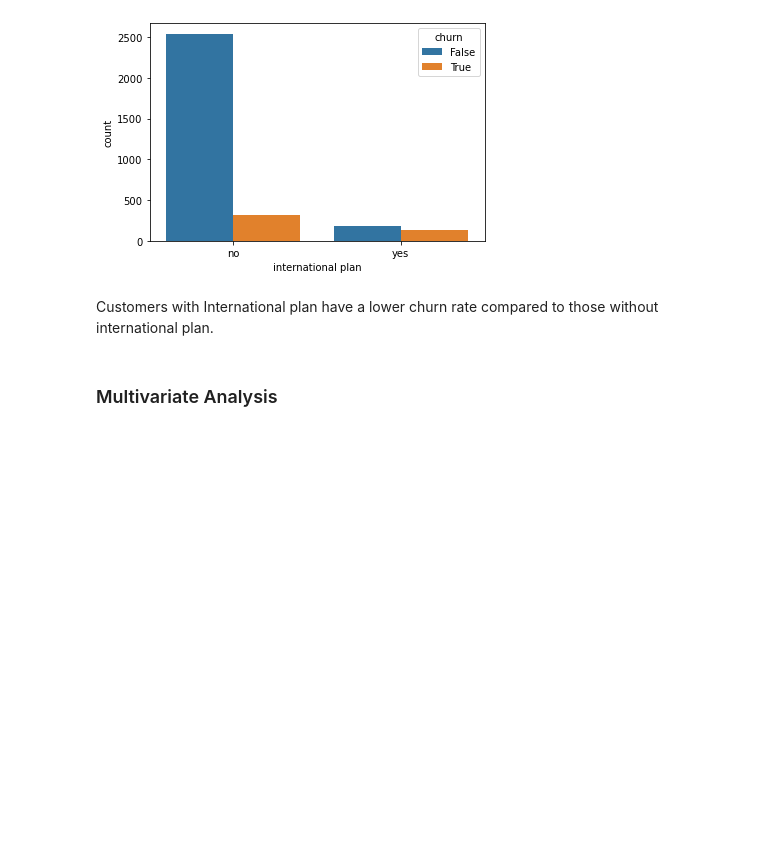
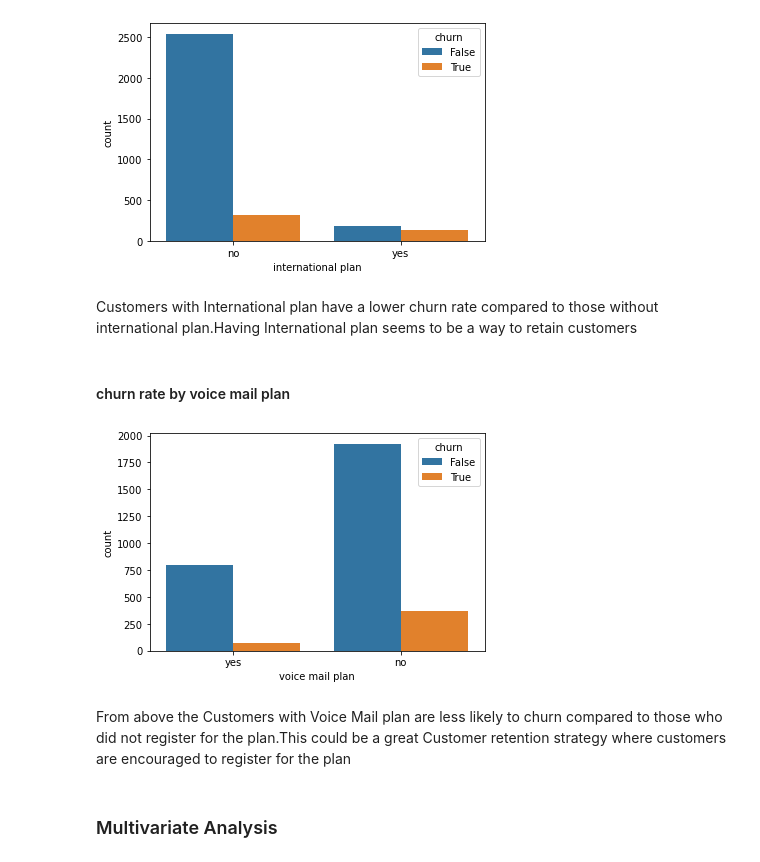
Before and after one commit to marwa9975/Customer_Churn_Analysis, a Jupyter notebook: index.ipynb, the cells around one changed output. Cells and saved outputs as stored; diff of their text form; code cells hidden in the pictures; blank space fills up the shorter version.

```diff
--- a/index.ipynb
+++ b/index.ipynb
@@ -453,7 +454,17 @@ sns.countplot(data=df, x='international plan', hue='churn');
 # %% [output]
 [figure]
 # %% [markdown]
-Customers with International plan have a lower churn rate compared to those without international plan.
+Customers with International plan have a lower churn rate compared to those without international plan.Having International plan seems to be a way to retain customers
+# %% [markdown]
+#### churn rate by voice mail plan
+# %%
+# plot
+sns.countplot(x='voice mail plan', hue='churn', data=df)
+plt.show()
+# %% [output]
+[figure, added]
+# %% [markdown]
+From above the Customers with Voice Mail plan are less likely to churn compared to those who did not register for the plan.This could be a great Customer retention strategy where customers are encouraged to register for the plan
 # %% [markdown]
 ### Multivariate Analysis
 # %% [markdown]
```
Also changed, not shown: parts of 7 cells of this notebook.
